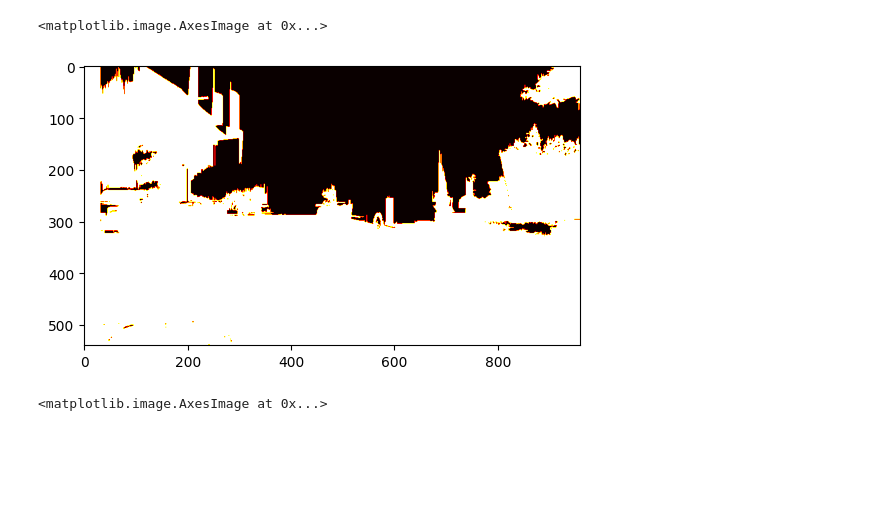
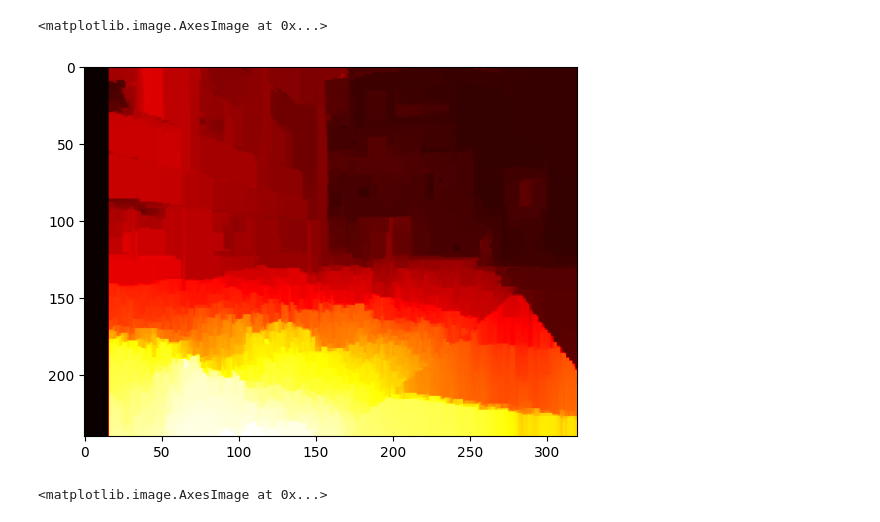
Before and after one commit to yklInverted/AI6121-CV-StereoMatching, a Jupyter notebook: stereoSGBM.ipynb, the cells around one changed output. Saved outputs shown, nothing was run; the diff lists cells and outputs as text; code cells hidden in the pictures; blank space fills up the shorter version.

```diff
--- a/stereoSGBM.ipynb
+++ b/stereoSGBM.ipynb
@@ -3,29 +3,30 @@ import cv2
 import numpy as np
 from matplotlib import pyplot as plt
 # %%
-left_image = cv2.imread('./images/0400.png', cv2.IMREAD_GRAYSCALE)
-right_image = cv2.imread('./images/04001.png', cv2.IMREAD_GRAYSCALE)
+left_image = cv2.imread('./images/triclopsi2l.jpg', cv2.IMREAD_GRAYSCALE)
+right_image = cv2.imread('./images/triclopsi2r.jpg', cv2.IMREAD_GRAYSCALE)
 left_image = np.uint8(left_image)
 right_image = np.uint8(right_image)
 
-wsize=100
-max_disp = 32
+wsize=9
+max_disp = 16
 sigma = 1.5
 lmbda = 8000.0
+
 left_matcher = cv2.StereoSGBM_create(0, max_disp, wsize);
 right_matcher = cv2.ximgproc.createRightMatcher(left_matcher);
 left_disp = left_matcher.compute(left_image, right_image);
 right_disp = right_matcher.compute(right_image,left_image);
 
 # Now create DisparityWLSFilter
 wls_filter = cv2.ximgproc.createDisparityWLSFilter(left_matcher);
 wls_filter.setLambda(lmbda);
 wls_filter.setSigmaColor(sigma);
 filtered_disp = wls_filter.filter(left_disp, left_image, disparity_map_right=right_disp);
 plt.imshow(filtered_disp, cmap='hot')
 # %% [output]
 <matplotlib.image.AxesImage at 0x...>
-[figure, old version]
+[figure, new version]
 # %%
 left_image = cv2.imread('./images/triclopsi2l.jpg', 0)
 right_image = cv2.imread('./images/triclopsi2r.jpg', 0)
```
Also changed, not shown: 4 other files.
